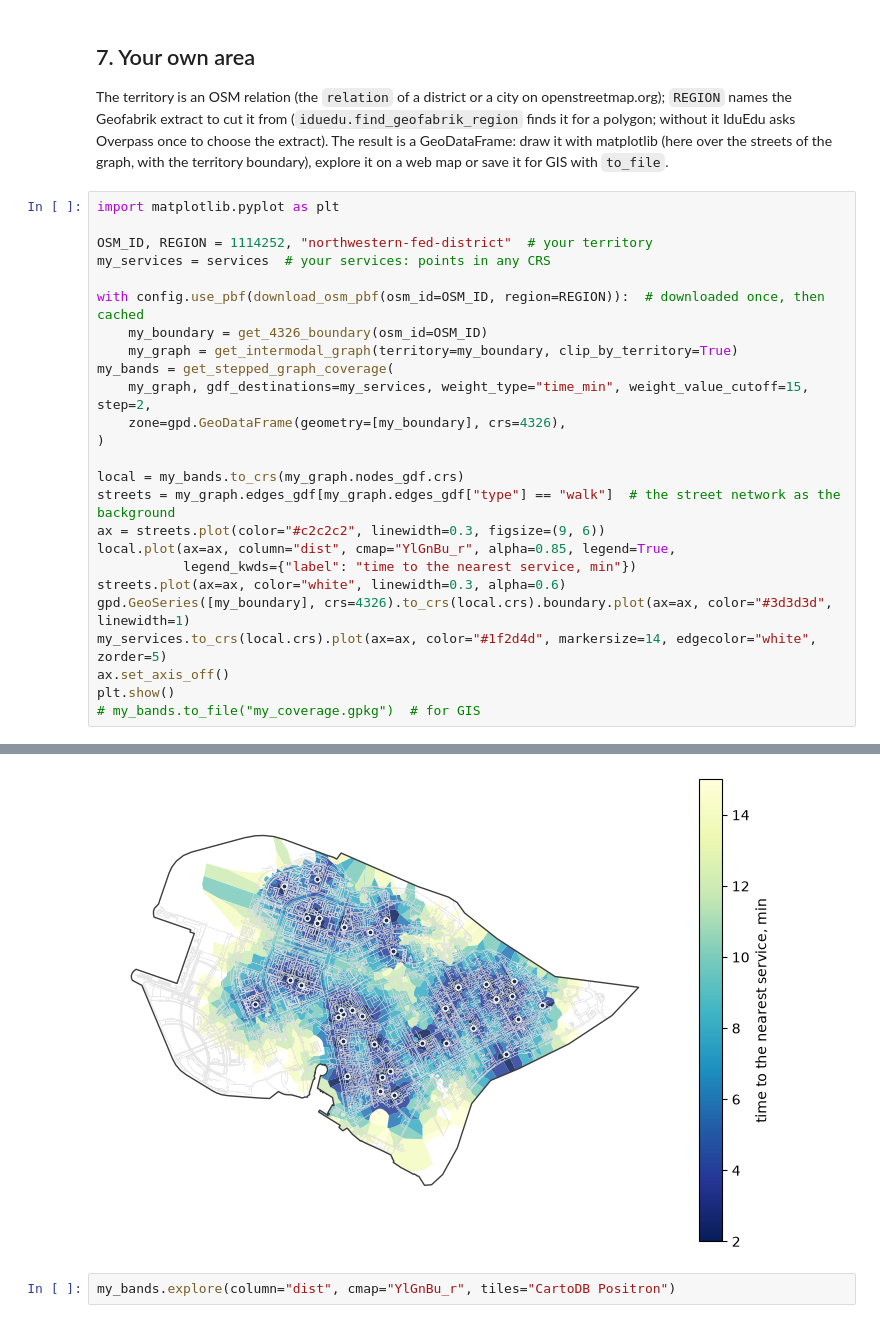
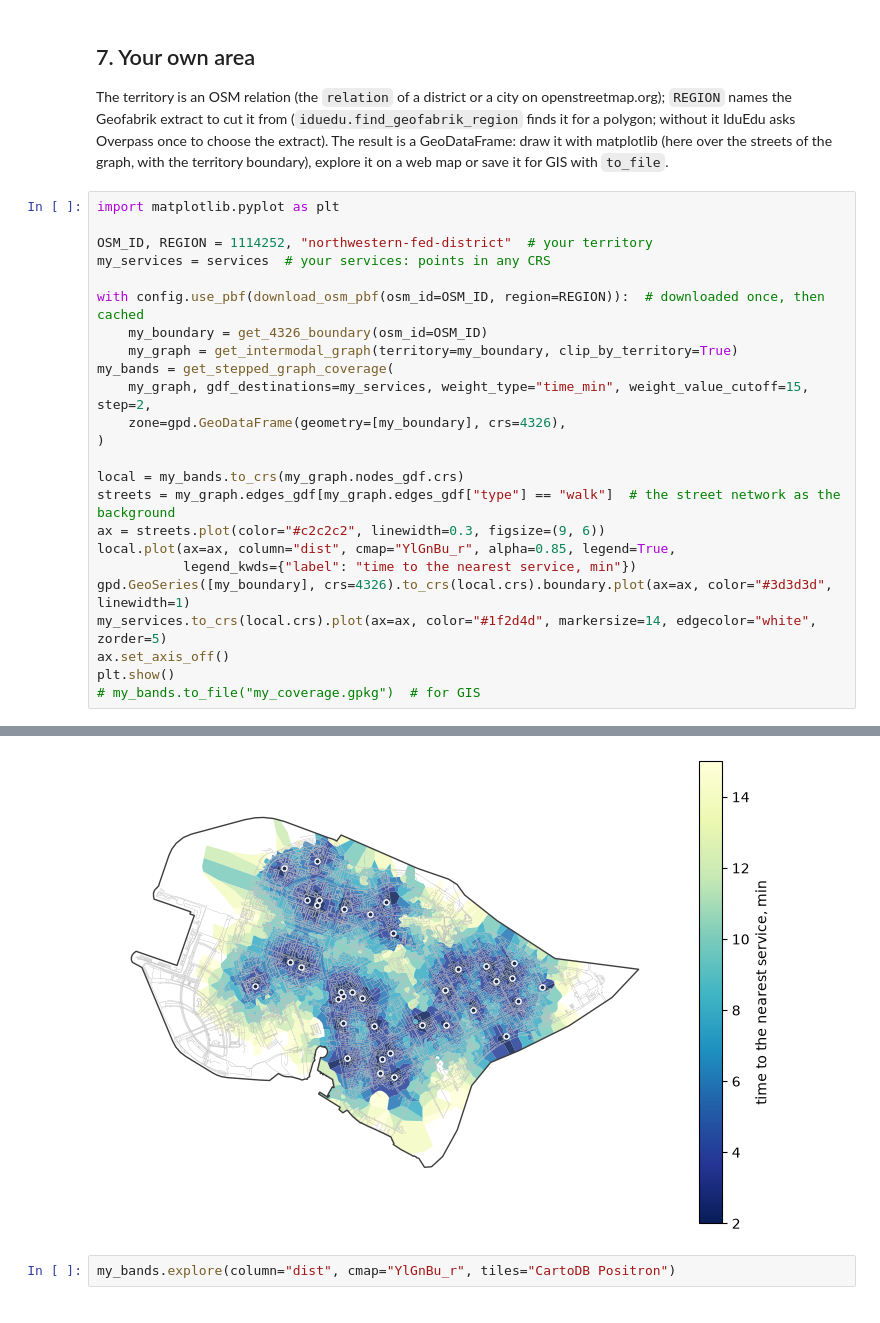
Before and after one commit to IDUclub/ObjectNat, a Jupyter notebook: docs/methods/examples/coverage.ipynb, the cells around one changed output, grey strips where cells are left out. Cells and saved outputs as stored; diff of their text form.

```diff
--- a/docs/methods/examples/coverage.ipynb
+++ b/docs/methods/examples/coverage.ipynb
@@ -177,7 +177,6 @@ streets = my_graph.edges_gdf[my_graph.edges_gdf["type"] == "walk"]  # the street
 ax = streets.plot(color="#c2c2c2", linewidth=0.3, figsize=(9, 6))
 local.plot(ax=ax, column="dist", cmap="YlGnBu_r", alpha=0.85, legend=True,
            legend_kwds={"label": "time to the nearest service, min"})
-streets.plot(ax=ax, color="white", linewidth=0.3, alpha=0.6)
 gpd.GeoSeries([my_boundary], crs=4326).to_crs(local.crs).boundary.plot(ax=ax, color="#3d3d3d", linewidth=1)
 my_services.to_crs(local.crs).plot(ax=ax, color="#1f2d4d", markersize=14, edgecolor="white", zorder=5)
 ax.set_axis_off()
@@ -189,3 +188,3 @@ plt.show()
-[figure, old version]
+[figure, new version]
 # %%
 my_bands.explore(column="dist", cmap="YlGnBu_r", tiles="CartoDB Positron")
```
Also changed, not shown: parts of 2 cells of this notebook, 3 other files.
